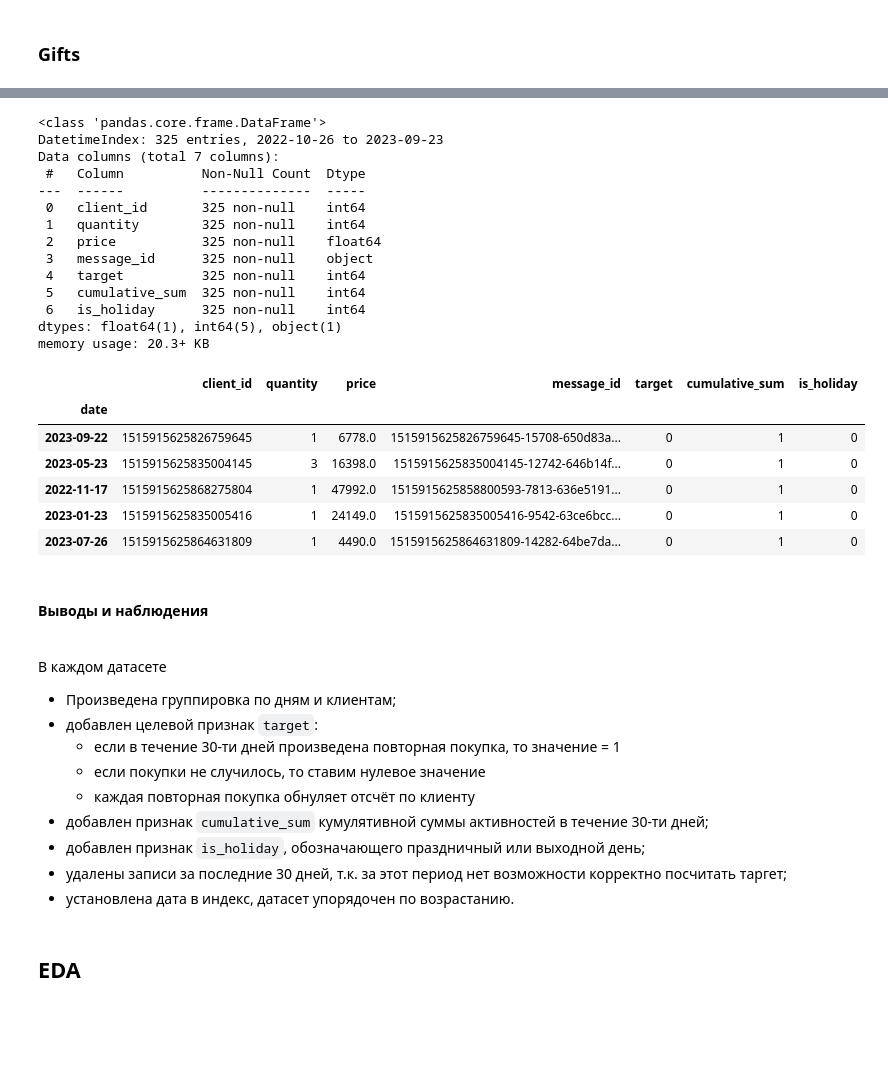
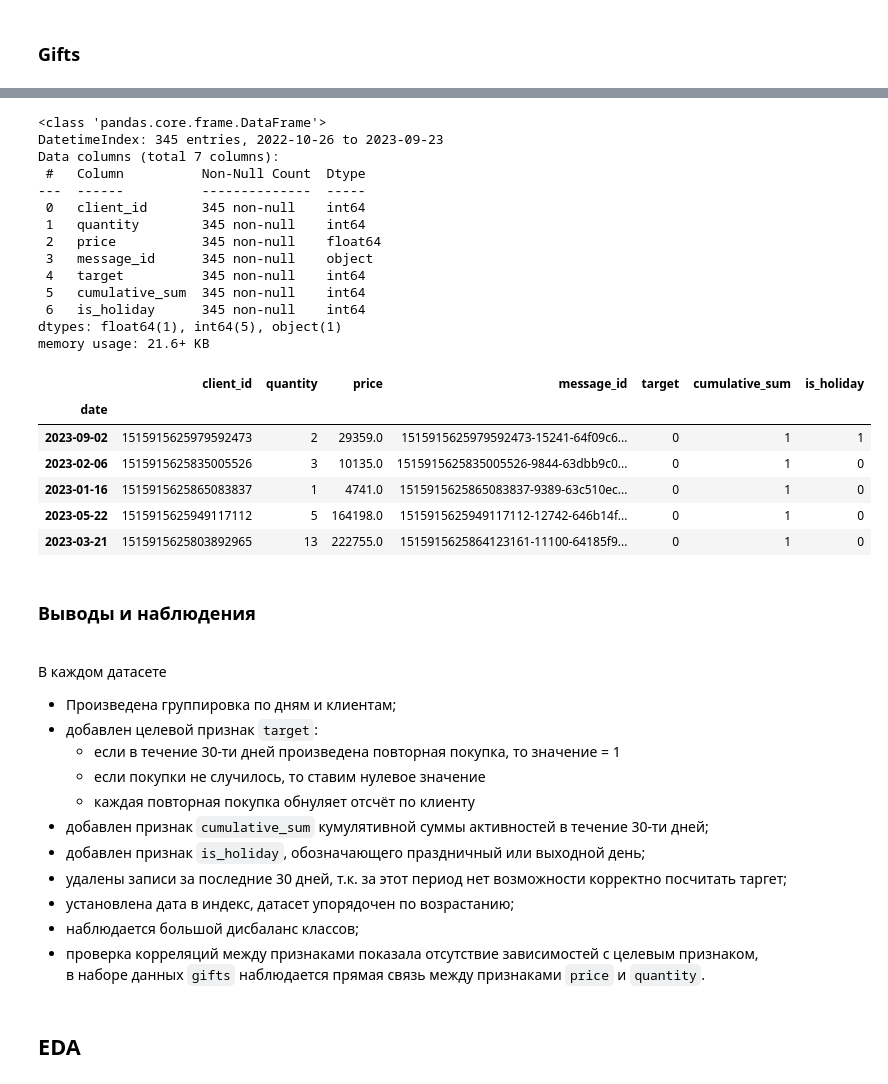
Before and after one commit to denis-42ds/repeat_purchase_forecast, a Jupyter notebook: ecom_forecast.ipynb, the cells around one changed output, grey strips where cells are left out. Saved outputs shown, nothing was run; the diff lists cells and outputs as text; code cells hidden in the pictures; blank space fills up the shorter version.

```diff
--- a/ecom_forecast.ipynb
+++ b/ecom_forecast.ipynb
@@ -503,5 +476,4 @@ memory usage: 1.8+ MB
 # %% [markdown]
 ### Gifts
 # %%
-explorer_gifts = DatasetExplorer(gifts, y_lim=60000)
-gr_gft = explorer_gifts.add_new_features(holidays=holidays)
+grouped_gft = explorer_gifts.add_new_features(dataset=gifts, holidays=holidays)
@@ -508,30 +484,30 @@ gr_gft = explorer_gifts.add_new_features(holidays=holidays)
 # %%
-gr_gft.info()
-gr_gft.sample(5)
+grouped_gft.info()
+grouped_gft.sample(5)
 # %% [output]
 <class 'pandas.core.frame.DataFrame'>
-DatetimeIndex: 325 entries, 2022-10-26 to 2023-09-23
+DatetimeIndex: 345 entries, 2022-10-26 to 2023-09-23
 Data columns (total 7 columns):
  #   Column          Non-Null Count  Dtype
 ---  ------          --------------  -----
- 0   client_id       325 non-null    int64
- 1   quantity        325 non-null    int64
- 2   price           325 non-null    float64
- 3   message_id      325 non-null    object
- 4   target          325 non-null    int64
- 5   cumulative_sum  325 non-null    int64
- 6   is_holiday      325 non-null    int64
+ 0   client_id       345 non-null    int64
+ 1   quantity        345 non-null    int64
+ 2   price           345 non-null    float64
+ 3   message_id      345 non-null    object
+ 4   target          345 non-null    int64
+ 5   cumulative_sum  345 non-null    int64
+ 6   is_holiday      345 non-null    int64
 dtypes: float64(1), int64(5), object(1)
-memory usage: 20.3+ KB
+memory usage: 21.6+ KB
 |  | client_id | quantity | price | message_id | target | cumulative_sum | is_holiday |
 | date |  |  |  |  |  |  |  |
-| 2023-09-22 | 1515915625826759645 | 1 | 6778.0 | 1515915625826759645-15708-650d83a... | 0 | 1 | 0 |
-| 2023-05-23 | 1515915625835004145 | 3 | 16398.0 | 1515915625835004145-12742-646b14f... | 0 | 1 | 0 |
-| 2022-11-17 | 1515915625868275804 | 1 | 47992.0 | 1515915625858800593-7813-636e5191... | 0 | 1 | 0 |
-| 2023-01-23 | 1515915625835005416 | 1 | 24149.0 | 1515915625835005416-9542-63ce6bcc... | 0 | 1 | 0 |
-| 2023-07-26 | 1515915625864631809 | 1 | 4490.0 | 1515915625864631809-14282-64be7da... | 0 | 1 | 0 |
+| 2023-09-02 | 1515915625979592473 | 2 | 29359.0 | 1515915625979592473-15241-64f09c6... | 0 | 1 | 1 |
+| 2023-02-06 | 1515915625835005526 | 3 | 10135.0 | 1515915625835005526-9844-63dbb9c0... | 0 | 1 | 0 |
+| 2023-01-16 | 1515915625865083837 | 1 | 4741.0 | 1515915625865083837-9389-63c510ec... | 0 | 1 | 0 |
+| 2023-05-22 | 1515915625949117112 | 5 | 164198.0 | 1515915625949117112-12742-646b14f... | 0 | 1 | 0 |
+| 2023-03-21 | 1515915625803892965 | 13 | 222755.0 | 1515915625864123161-11100-64185f9... | 0 | 1 | 0 |
 # %% [markdown]
-#### Выводы и наблюдения
+### Выводы и наблюдения
 <br>В каждом датасете
 - Произведена группировка по дням и клиентам;
 - добавлен целевой признак `target`:
@@ -541,6 +517,9 @@ memory usage: 20.3+ KB
 - добавлен признак `cumulative_sum` кумулятивной суммы активностей в течение 30-ти дней;
 - добавлен признак `is_holiday`, обозначающего праздничный или выходной день;
 - удалены записи за последние 30 дней, т.к. за этот период нет возможности корректно посчитать таргет;
-- установлена дата в индекс, датасет упорядочен по возрастанию.
+- установлена дата в индекс, датасет упорядочен по возрастанию;
+- наблюдается большой дисбаланс классов;
+- проверка корреляций между признаками показала отсутствие зависимостей с целевым признаком,
+  <br>в наборе данных `gifts` наблюдается прямая связь между признаками `price` и `quantity`.
 # %% [markdown]
 ## EDA
```
Also changed, not shown: parts of 44 cells of this notebook, 5 other files.
